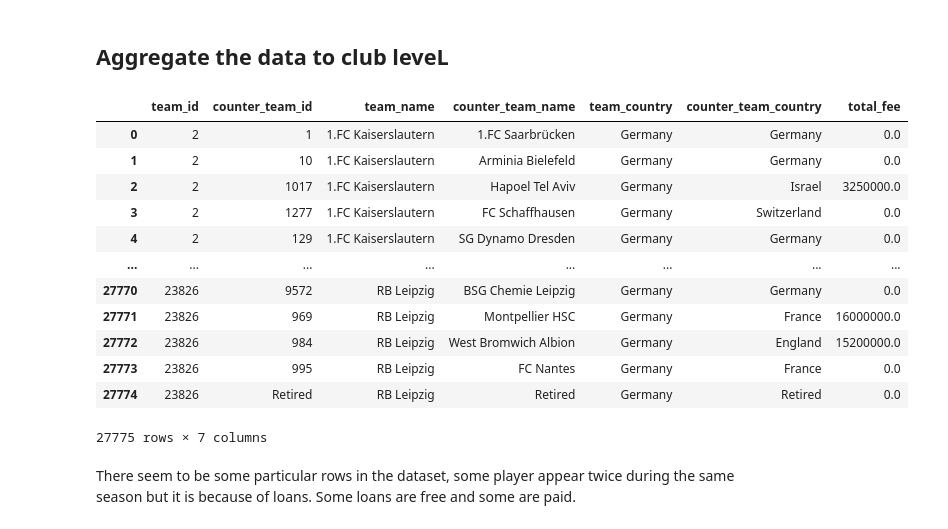
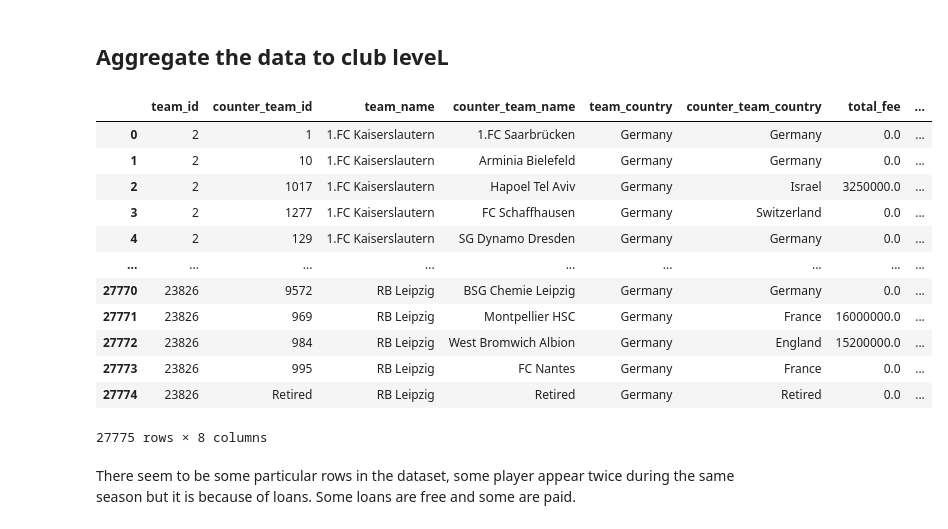
Before and after one commit to DIlyess/TransferNet, a Jupyter notebook: notebooks/EDA.ipynb, the cells around one changed output. Cells and saved outputs as stored; diff of their text form; code cells hidden in the pictures.

```diff
--- a/notebooks/EDA.ipynb
+++ b/notebooks/EDA.ipynb
@@ -170,32 +170,30 @@ df
 # %%
 grouping_cols = [
     "team_id",
     "counter_team_id",
     "team_name",
     "counter_team_name",
     "team_country",
     "counter_team_country",
 ]
-agg_dict = {
-    "transfer_fee_amnt": "sum",
-}
+agg_dict = {"transfer_fee_amnt": "sum", "is_loan": "mean"}
 df_club = df.groupby(grouping_cols).agg(agg_dict).reset_index()
 df_club = df_club.rename(columns={"transfer_fee_amnt": "total_fee"})
 df_club
 # %% [output]
-|  | team_id | counter_team_id | team_name | counter_team_name | team_country | counter_team_country | total_fee |
-| 0 | 2 | 1 | 1.FC Kaiserslautern | 1.FC Saarbrücken | Germany | Germany | 0.0 |
-| 1 | 2 | 10 | 1.FC Kaiserslautern | Arminia Bielefeld | Germany | Germany | 0.0 |
-| 2 | 2 | 1017 | 1.FC Kaiserslautern | Hapoel Tel Aviv | Germany | Israel | 3250000.0 |
-| 3 | 2 | 1277 | 1.FC Kaiserslautern | FC Schaffhausen | Germany | Switzerland | 0.0 |
-| 4 | 2 | 129 | 1.FC Kaiserslautern | SG Dynamo Dresden | Germany | Germany | 0.0 |
-| ... | ... | ... | ... | ... | ... | ... | ... |
-| 27770 | 23826 | 9572 | RB Leipzig | BSG Chemie Leipzig | Germany | Germany | 0.0 |
-| 27771 | 23826 | 969 | RB Leipzig | Montpellier HSC | Germany | France | 16000000.0 |
-| 27772 | 23826 | 984 | RB Leipzig | West Bromwich Albion | Germany | England | 15200000.0 |
-| 27773 | 23826 | 995 | RB Leipzig | FC Nantes | Germany | France | 0.0 |
-| 27774 | 23826 | Retired | RB Leipzig | Retired | Germany | Retired | 0.0 |
+|  | team_id | counter_team_id | team_name | counter_team_name | team_country | counter_team_country | total_fee | ... |
+| 0 | 2 | 1 | 1.FC Kaiserslautern | 1.FC Saarbrücken | Germany | Germany | 0.0 | ... |
+| 1 | 2 | 10 | 1.FC Kaiserslautern | Arminia Bielefeld | Germany | Germany | 0.0 | ... |
+| 2 | 2 | 1017 | 1.FC Kaiserslautern | Hapoel Tel Aviv | Germany | Israel | 3250000.0 | ... |
+| 3 | 2 | 1277 | 1.FC Kaiserslautern | FC Schaffhausen | Germany | Switzerland | 0.0 | ... |
+| 4 | 2 | 129 | 1.FC Kaiserslautern | SG Dynamo Dresden | Germany | Germany | 0.0 | ... |
+| ... | ... | ... | ... | ... | ... | ... | ... | ... |
+| 27770 | 23826 | 9572 | RB Leipzig | BSG Chemie Leipzig | Germany | Germany | 0.0 | ... |
+| 27771 | 23826 | 969 | RB Leipzig | Montpellier HSC | Germany | France | 16000000.0 | ... |
+| 27772 | 23826 | 984 | RB Leipzig | West Bromwich Albion | Germany | England | 15200000.0 | ... |
+| 27773 | 23826 | 995 | RB Leipzig | FC Nantes | Germany | France | 0.0 | ... |
+| 27774 | 23826 | Retired | RB Leipzig | Retired | Germany | Retired | 0.0 | ... |
-27775 rows × 7 columns
+27775 rows × 8 columns
 # %% [markdown]
 There seem to be some particular rows in the dataset, some player appear twice during the same season but it is because of loans. Some loans are free and some are paid.
 # %% [markdown]
```
Also changed, not shown: parts of 2 cells of this notebook.
